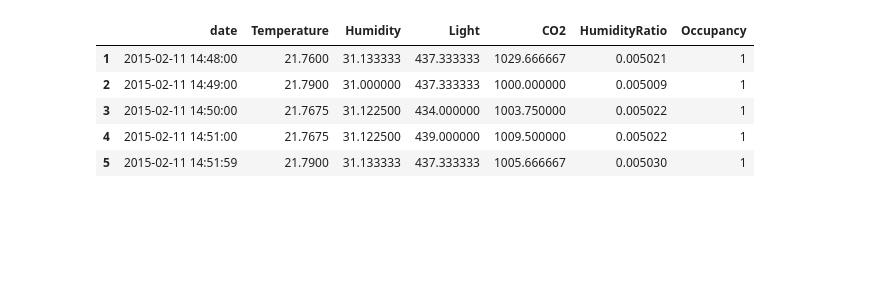
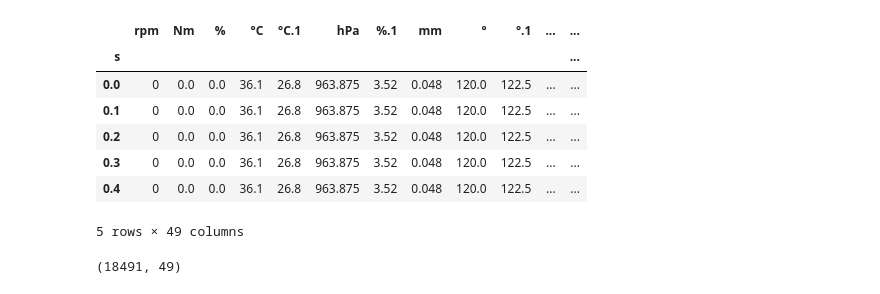
Before and after one commit to CorentinPellerin/TimeSeADPellerinC, a Jupyter notebook: timesead.ipynb, the cells around one changed output. Drawn from its saved outputs; the diff is of its cells as text; code cells hidden in the pictures; blank space fills up the shorter version.

```diff
--- a/timesead.ipynb
+++ b/timesead.ipynb
@@ -38,21 +14,17 @@ from timesead.models.baselines.pcas import PCAAnomalyDetector
 # %%
-def read_with_date_index(file_path, date_col='date'):
-    df = pd.read_csv(file_path)
+def read_with_time_index(file_path, time_col):
+    df = pd.read_csv(file_path, delimiter=';', skiprows=1, low_memory=False) #skiprows a adapter selon la position des colonnes du fichier
 
     # Vérifier si la colonne de dates est présente dans le DataFrame
-    if date_col in df.columns:
-        # Convertir la colonne de dates en datetime
-        df[date_col] = pd.to_datetime(df[date_col])
-        # Définir la colonne de dates comme index
-        df.set_index(date_col, inplace=True)
-
-        if df.index.dtype != "datetime64[ns]":
-            raise ValueError("L'index du DataFrame n'est pas au format datetime64[ns].")
+    if time_col in df.columns:
+        df[time_col] = pd.to_numeric(df[time_col])
+        df.set_index(time_col, inplace=True)
 
         if not df.index.is_monotonic_increasing:
             print("L'index n'est pas trié. Tri en cours...")
             df.sort_index(inplace=True)
+            print("L'index a été trié avec succès.")
     else:
-        print(f"La colonne '{date_col}' n'a pas été trouvée. L'index par défaut sera utilisé.")
+        print(f"La colonne '{time_col}' n'a pas été trouvée. L'index par défaut sera utilisé.")
 
     return df
@@ -59,3 +38,11 @@ def read_with_date_index(file_path, date_col='date'):
 # %%
 file_path = "C:/Users/pellerinc/Downloads/occupancy+detection/datatest2.txt"
-df1 = read_csv_with_date_index(file_path)
+APLfile_path = "C:/Users/pellerinc/TimeSeAD-master/Daten_von_APL/Export/i.O/WLTC_1.csv"
+#df1 = read_with_time_index(file_path,'date')
+df2 = read_with_time_index("C:/Users/pellerinc/TimeSeAD-master/Daten_von_APL/Export/i.O/WLTC_1.csv", 's') # In Ordnung
+dftest = read_with_time_index("C:/Users/pellerinc/TimeSeAD-master/Daten_von_APL/Export/i.O/WLTC_8.csv", 's') # In Ordnung
+df3 = read_with_time_index("C:/Users/pellerinc/TimeSeAD-master/Daten_von_APL/Export/n.i.O/WLTC_118.csv", 's') # Nicht in Ordnung
+df4 = read_with_time_index("C:/Users/pellerinc/TimeSeAD-master/Daten_von_APL/Export/n.i.O/WLTC_119.csv", 's') # Nicht in Ordnung
+df5 = read_with_time_index("C:/Users/pellerinc/TimeSeAD-master/Daten_von_APL/Export/n.i.O/WLTC_120.csv", 's') # Nicht in Ordnung
+df6 = read_with_time_index("C:/Users/pellerinc/TimeSeAD-master/Daten_von_APL/Export/n.i.O/WLTC_121.csv", 's') # Nicht in Ordnung
+df7 = read_with_time_index("C:/Users/pellerinc/TimeSeAD-master/Daten_von_APL/Export/n.i.O/WLTC_122.csv", 's') # Nicht in Ordnung
@@ -78,12 +92,16 @@ Name: count, dtype: int64
 # %%
-df1.head()
+df3.head()
 # %% [output]
-|  | date | Temperature | Humidity | Light | CO2 | HumidityRatio | Occupancy |
-| 1 | 2015-02-11 14:48:00 | 21.7600 | 31.133333 | 437.333333 | 1029.666667 | 0.005021 | 1 |
-| 2 | 2015-02-11 14:49:00 | 21.7900 | 31.000000 | 437.333333 | 1000.000000 | 0.005009 | 1 |
-| 3 | 2015-02-11 14:50:00 | 21.7675 | 31.122500 | 434.000000 | 1003.750000 | 0.005022 | 1 |
-| 4 | 2015-02-11 14:51:00 | 21.7675 | 31.122500 | 439.000000 | 1009.500000 | 0.005022 | 1 |
-| 5 | 2015-02-11 14:51:59 | 21.7900 | 31.133333 | 437.333333 | 1005.666667 | 0.005030 | 1 |
+|  | rpm | Nm | % | °C | °C.1 | hPa | %.1 | mm | ° | °.1 | ... | ... |
+| s |  |  |  |  |  |  |  |  |  |  |  | ... |
+| 0.0 | 0 | 0.0 | 0.0 | 36.1 | 26.8 | 963.875 | 3.52 | 0.048 | 120.0 | 122.5 | ... | ... |
+| 0.1 | 0 | 0.0 | 0.0 | 36.1 | 26.8 | 963.875 | 3.52 | 0.048 | 120.0 | 122.5 | ... | ... |
+| 0.2 | 0 | 0.0 | 0.0 | 36.1 | 26.8 | 963.875 | 3.52 | 0.048 | 120.0 | 122.5 | ... | ... |
+| 0.3 | 0 | 0.0 | 0.0 | 36.1 | 26.8 | 963.875 | 3.52 | 0.048 | 120.0 | 122.5 | ... | ... |
+| 0.4 | 0 | 0.0 | 0.0 | 36.1 | 26.8 | 963.875 | 3.52 | 0.048 | 120.0 | 122.5 | ... | ... |
+5 rows × 49 columns
 # %%
-df1.shape
+df3.shape
+# %% [output]
+(18491, 49)
 # %%
```
Also changed, not shown: parts of 21 cells of this notebook.
